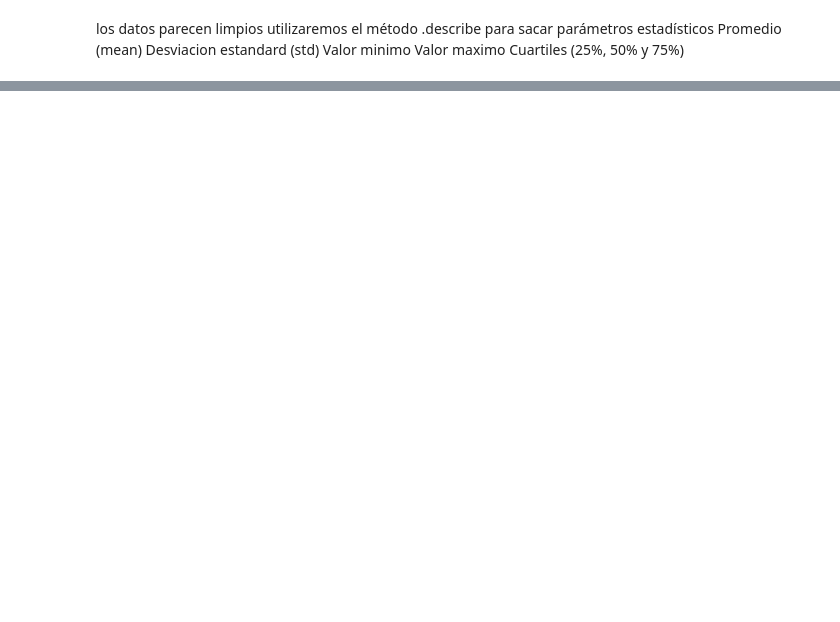
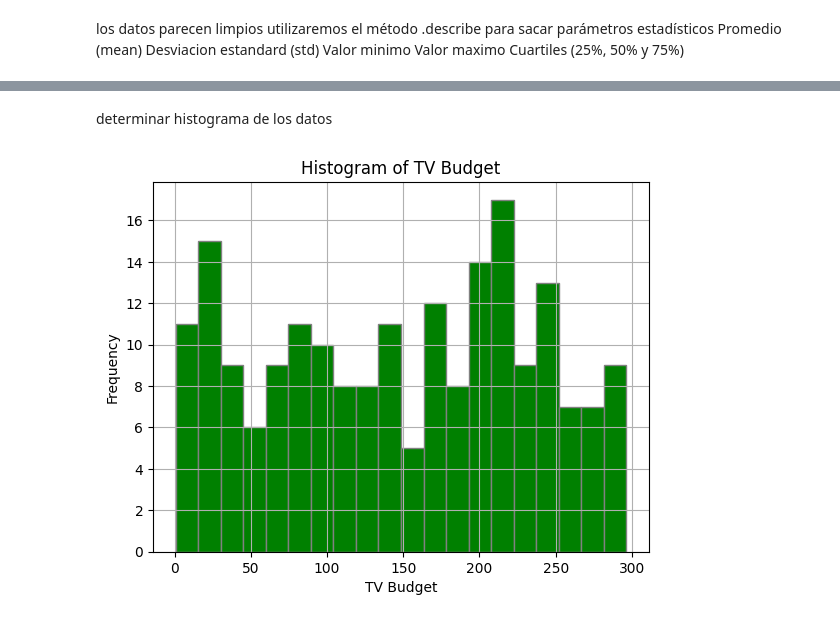
Before and after one commit to amnzmj/analisis-de-datos, a Jupyter notebook: examen segundo/Advertising_Budgets_Challenge.ipynb, the cells around one changed output, grey strips where cells are left out. Saved outputs shown, nothing was run; the diff lists cells and outputs as text; code cells hidden in the pictures; blank space fills up the shorter version.

```diff
--- a/examen segundo/Advertising_Budgets_Challenge.ipynb
+++ b/examen segundo/Advertising_Budgets_Challenge.ipynb
@@ -183,0 +203,10 @@ df_advertisement.describe()
+# %% [markdown]
+determinar histograma de los datos
+# %%
+df_advertisement['TV'].hist(bins=20, color='green', edgecolor='gray')
+plt.xlabel('TV Budget')
+plt.ylabel('Frequency')
+plt.title('Histogram of TV Budget')
+plt.show()
+# %% [output]
+[figure, added]
```
Also changed, not shown: parts of 21 cells of this notebook.
